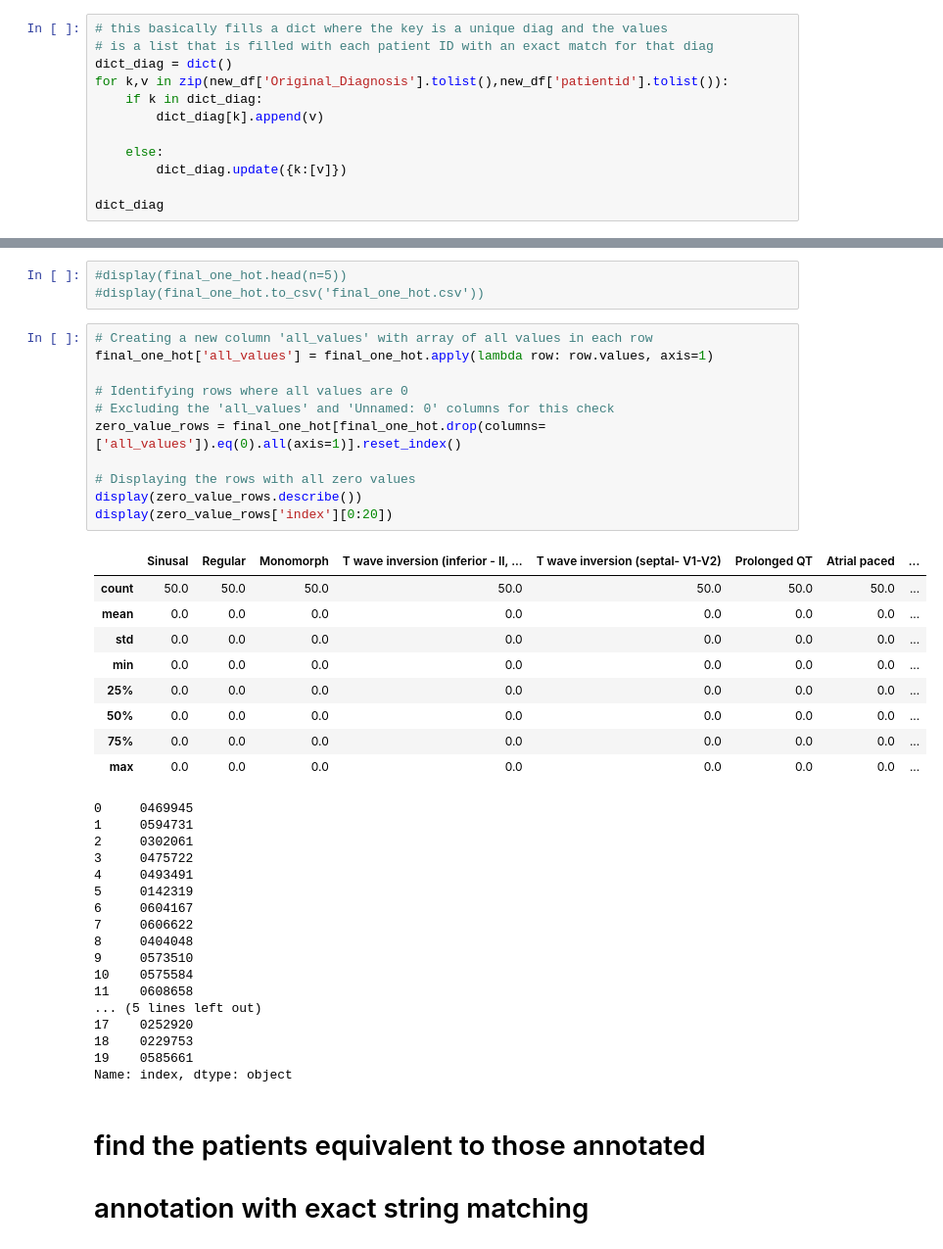
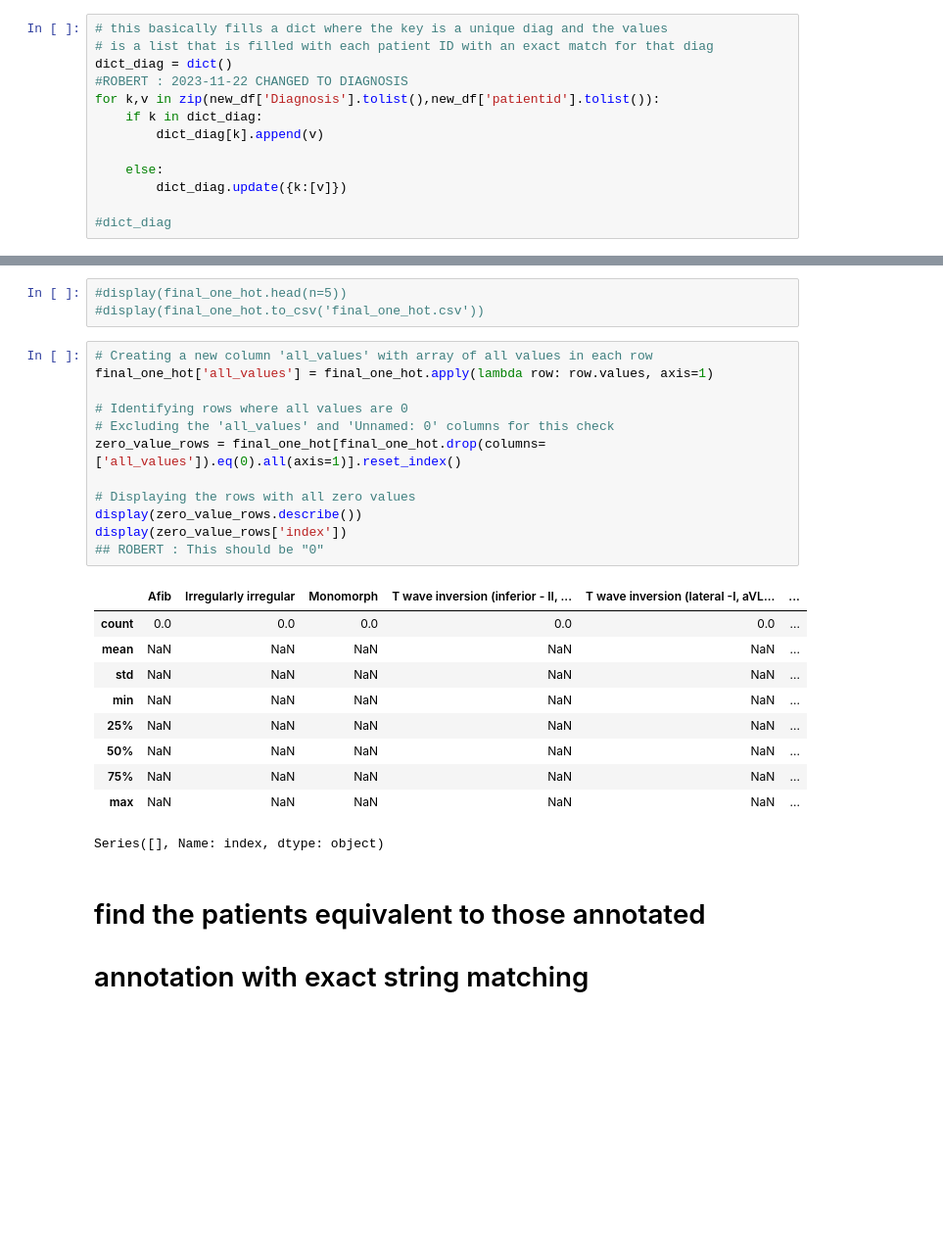
Before and after one commit to HeartWise-AI/DeepECG_Preprocess, a Jupyter notebook: add_labelbox.ipynb, the cells around one changed output, grey strips where cells are left out. Shown at 98% size. Drawn from its saved outputs; the diff is of its cells as text; blank space fills up the shorter version.

```diff
--- a/add_labelbox.ipynb
+++ b/add_labelbox.ipynb
@@ -93,11 +89,12 @@ new_df
 # this basically fills a dict where the key is a unique diag and the values
 # is a list that is filled with each patient ID with an exact match for that diag
 dict_diag = dict()
-for k,v in zip(new_df['Original_Diagnosis'].tolist(),new_df['patientid'].tolist()):
+#ROBERT : 2023-11-22 CHANGED TO DIAGNOSIS
+for k,v in zip(new_df['Diagnosis'].tolist(),new_df['patientid'].tolist()):
     if k in dict_diag:
         dict_diag[k].append(v)
 
     else:
         dict_diag.update({k:[v]})
 
-dict_diag
+#dict_diag
@@ -309,41 +292,26 @@ print(len(final_one_hot))
 # %%
 # Creating a new column 'all_values' with array of all values in each row
 final_one_hot['all_values'] = final_one_hot.apply(lambda row: row.values, axis=1)
 
 # Identifying rows where all values are 0
 # Excluding the 'all_values' and 'Unnamed: 0' columns for this check
 zero_value_rows = final_one_hot[final_one_hot.drop(columns=['all_values']).eq(0).all(axis=1)].reset_index()
 
 # Displaying the rows with all zero values
 display(zero_value_rows.describe())
-display(zero_value_rows['index'][0:20])
+display(zero_value_rows['index'])
+## ROBERT : This should be "0"
 # %% [output]
-|  | Sinusal | Regular | Monomorph | T wave inversion (inferior - II, ... | T wave inversion (septal- V1-V2) | Prolonged QT | Atrial paced | ... |
-| count | 50.0 | 50.0 | 50.0 | 50.0 | 50.0 | 50.0 | 50.0 | ... |
-| mean | 0.0 | 0.0 | 0.0 | 0.0 | 0.0 | 0.0 | 0.0 | ... |
-| std | 0.0 | 0.0 | 0.0 | 0.0 | 0.0 | 0.0 | 0.0 | ... |
-| min | 0.0 | 0.0 | 0.0 | 0.0 | 0.0 | 0.0 | 0.0 | ... |
-| 25% | 0.0 | 0.0 | 0.0 | 0.0 | 0.0 | 0.0 | 0.0 | ... |
-| 50% | 0.0 | 0.0 | 0.0 | 0.0 | 0.0 | 0.0 | 0.0 | ... |
-| 75% | 0.0 | 0.0 | 0.0 | 0.0 | 0.0 | 0.0 | 0.0 | ... |
-| max | 0.0 | 0.0 | 0.0 | 0.0 | 0.0 | 0.0 | 0.0 | ... |
+|  | Afib | Irregularly irregular | Monomorph | T wave inversion (inferior - II, ... | T wave inversion (lateral -I, aVL... | ... |
+| count | 0.0 | 0.0 | 0.0 | 0.0 | 0.0 | ... |
+| mean | NaN | NaN | NaN | NaN | NaN | ... |
+| std | NaN | NaN | NaN | NaN | NaN | ... |
+| min | NaN | NaN | NaN | NaN | NaN | ... |
+| 25% | NaN | NaN | NaN | NaN | NaN | ... |
+| 50% | NaN | NaN | NaN | NaN | NaN | ... |
+| 75% | NaN | NaN | NaN | NaN | NaN | ... |
+| max | NaN | NaN | NaN | NaN | NaN | ... |
-0     0469945
-1     0594731
-2     0302061
-3     0475722
-4     0493491
-5     0142319
-6     0604167
-7     0606622
-8     0404048
-9     0573510
-10    0575584
-11    0608658
-... (5 lines left out)
-17    0252920
-18    0229753
-19    0585661
-Name: index, dtype: object
+Series([], Name: index, dtype: object)
 # %% [markdown]
 # find the patients equivalent to those annotated
 # annotation with exact string matching
```
Also changed, not shown: parts of 22 cells of this notebook, 9 other files.
